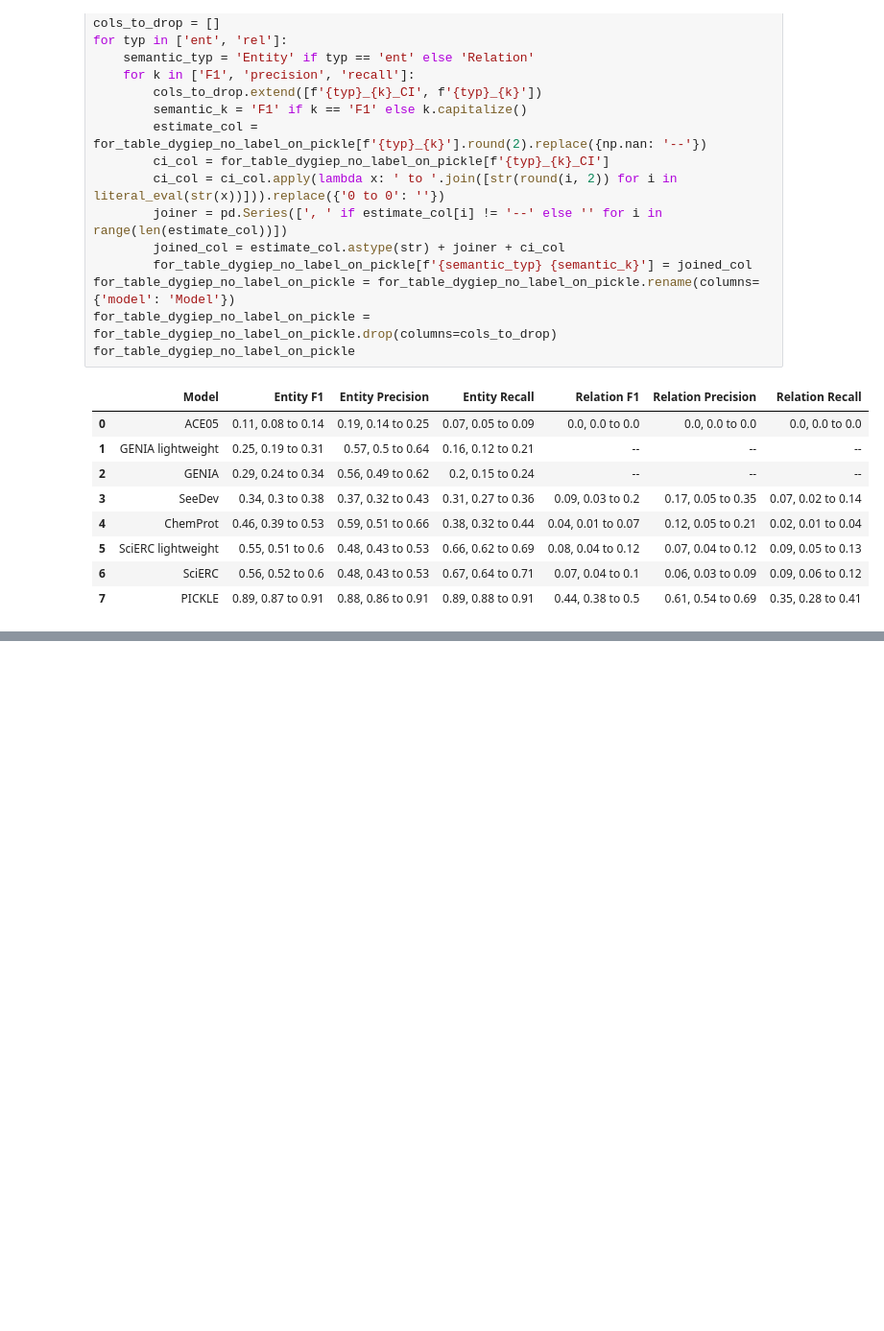
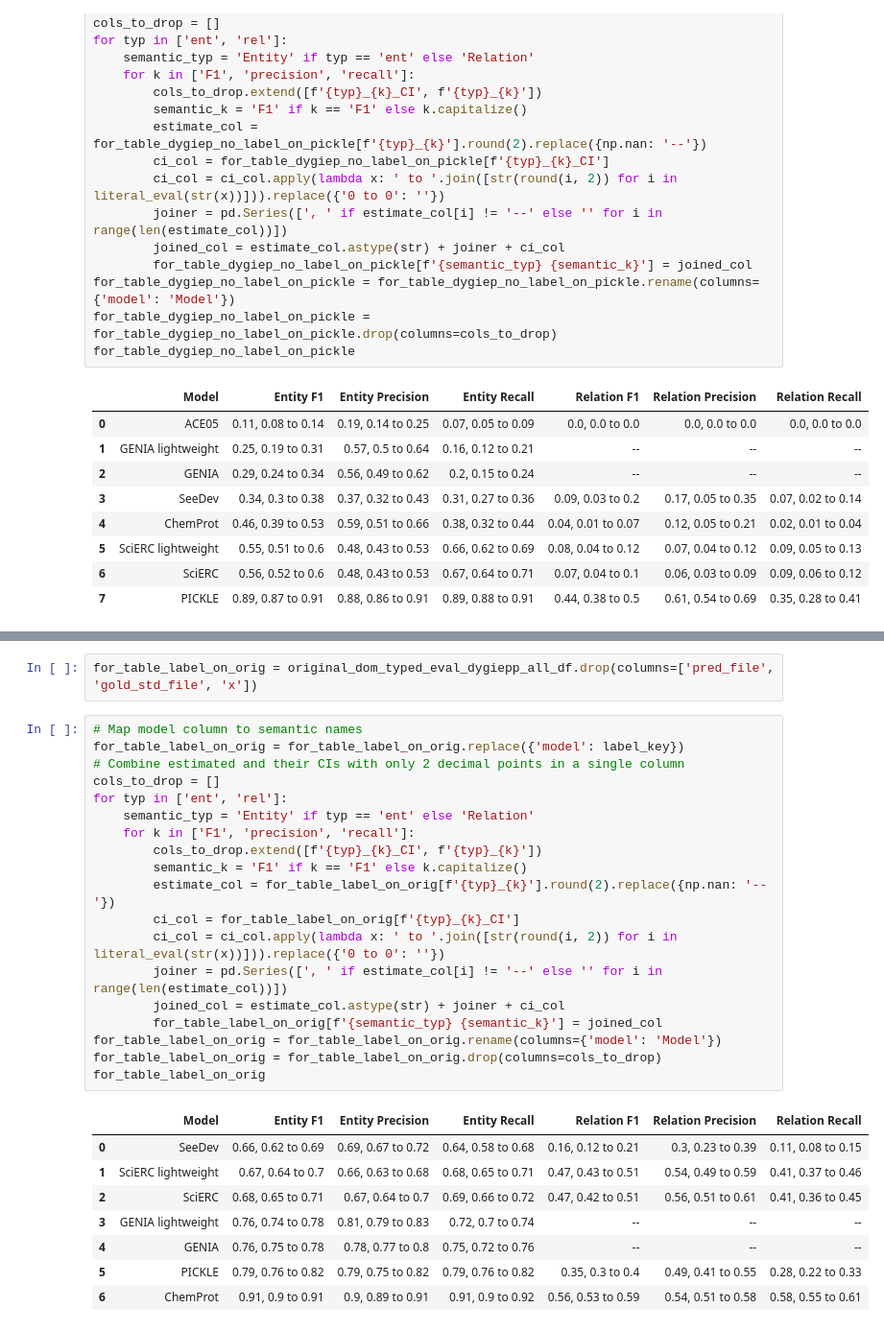
Before and after one commit to ShiuLab/pickle-corpus-code, a Jupyter notebook: jupyter_notebooks/model_performance_figures.ipynb, the cells around one changed output, grey strips where cells are left out. Shown at 96% size. Saved outputs shown, nothing was run; the diff lists cells and outputs as text; blank space fills up the shorter version.

```diff
--- a/jupyter_notebooks/model_performance_figures.ipynb
+++ b/jupyter_notebooks/model_performance_figures.ipynb
@@ -384,0 +443,30 @@ for_table_dygiep_no_label_on_pickle
+# %%
+for_table_label_on_orig = original_dom_typed_eval_dygiepp_all_df.drop(columns=['pred_file', 'gold_std_file', 'x'])
+# %%
+# Map model column to semantic names
+for_table_label_on_orig = for_table_label_on_orig.replace({'model': label_key})
+# Combine estimated and their CIs with only 2 decimal points in a single column
+cols_to_drop = []
+for typ in ['ent', 'rel']:
+    semantic_typ = 'Entity' if typ == 'ent' else 'Relation'
+    for k in ['F1', 'precision', 'recall']:
+        cols_to_drop.extend([f'{typ}_{k}_CI', f'{typ}_{k}'])
+        semantic_k = 'F1' if k == 'F1' else k.capitalize()
+        estimate_col = for_table_label_on_orig[f'{typ}_{k}'].round(2).replace({np.nan: '--'})
+        ci_col = for_table_label_on_orig[f'{typ}_{k}_CI']
+        ci_col = ci_col.apply(lambda x: ' to '.join([str(round(i, 2)) for i in literal_eval(str(x))])).replace({'0 to 0': ''})
+        joiner = pd.Series([', ' if estimate_col[i] != '--' else '' for i in range(len(estimate_col))])
+        joined_col = estimate_col.astype(str) + joiner + ci_col
+        for_table_label_on_orig[f'{semantic_typ} {semantic_k}'] = joined_col
+for_table_label_on_orig = for_table_label_on_orig.rename(columns={'model': 'Model'})
+for_table_label_on_orig = for_table_label_on_orig.drop(columns=cols_to_drop)
+for_table_label_on_orig
+# %% [output]
+|  | Model | Entity F1 | Entity Precision | Entity Recall | Relation F1 | Relation Precision | Relation Recall |
+| 0 | SeeDev | 0.66, 0.62 to 0.69 | 0.69, 0.67 to 0.72 | 0.64, 0.58 to 0.68 | 0.16, 0.12 to 0.21 | 0.3, 0.23 to 0.39 | 0.11, 0.08 to 0.15 |
+| 1 | SciERC lightweight | 0.67, 0.64 to 0.7 | 0.66, 0.63 to 0.68 | 0.68, 0.65 to 0.71 | 0.47, 0.43 to 0.51 | 0.54, 0.49 to 0.59 | 0.41, 0.37 to 0.46 |
+| 2 | SciERC | 0.68, 0.65 to 0.71 | 0.67, 0.64 to 0.7 | 0.69, 0.66 to 0.72 | 0.47, 0.42 to 0.51 | 0.56, 0.51 to 0.61 | 0.41, 0.36 to 0.45 |
+| 3 | GENIA lightweight | 0.76, 0.74 to 0.78 | 0.81, 0.79 to 0.83 | 0.72, 0.7 to 0.74 | -- | -- | -- |
+| 4 | GENIA | 0.76, 0.75 to 0.78 | 0.78, 0.77 to 0.8 | 0.75, 0.72 to 0.76 | -- | -- | -- |
+| 5 | PICKLE | 0.79, 0.76 to 0.82 | 0.79, 0.75 to 0.82 | 0.79, 0.76 to 0.82 | 0.35, 0.3 to 0.4 | 0.49, 0.41 to 0.55 | 0.28, 0.22 to 0.33 |
+| 6 | ChemProt | 0.91, 0.9 to 0.91 | 0.9, 0.89 to 0.91 | 0.91, 0.9 to 0.92 | 0.56, 0.53 to 0.59 | 0.54, 0.51 to 0.58 | 0.58, 0.55 to 0.61 |
```
Also changed, not shown: parts of 4 cells of this notebook.
